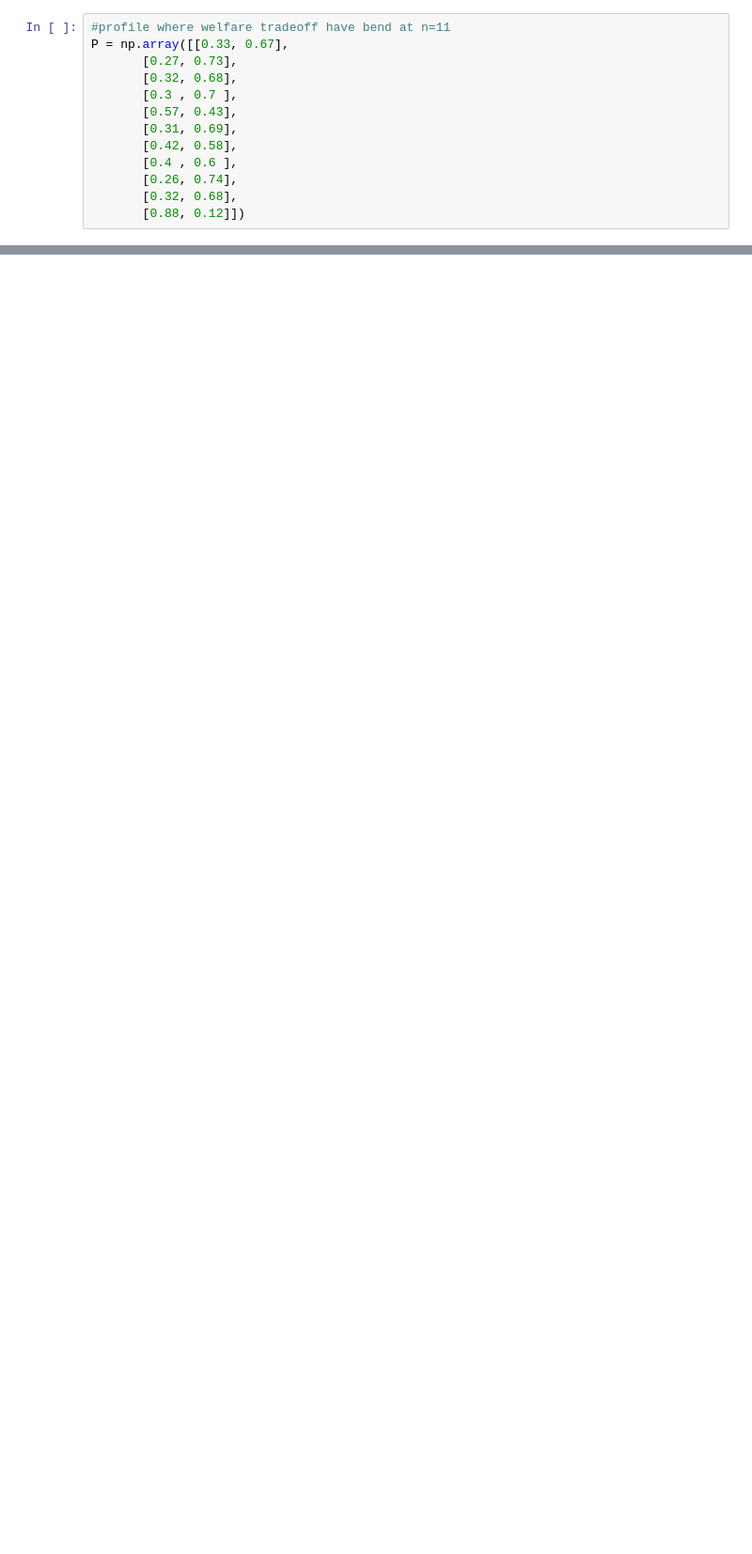
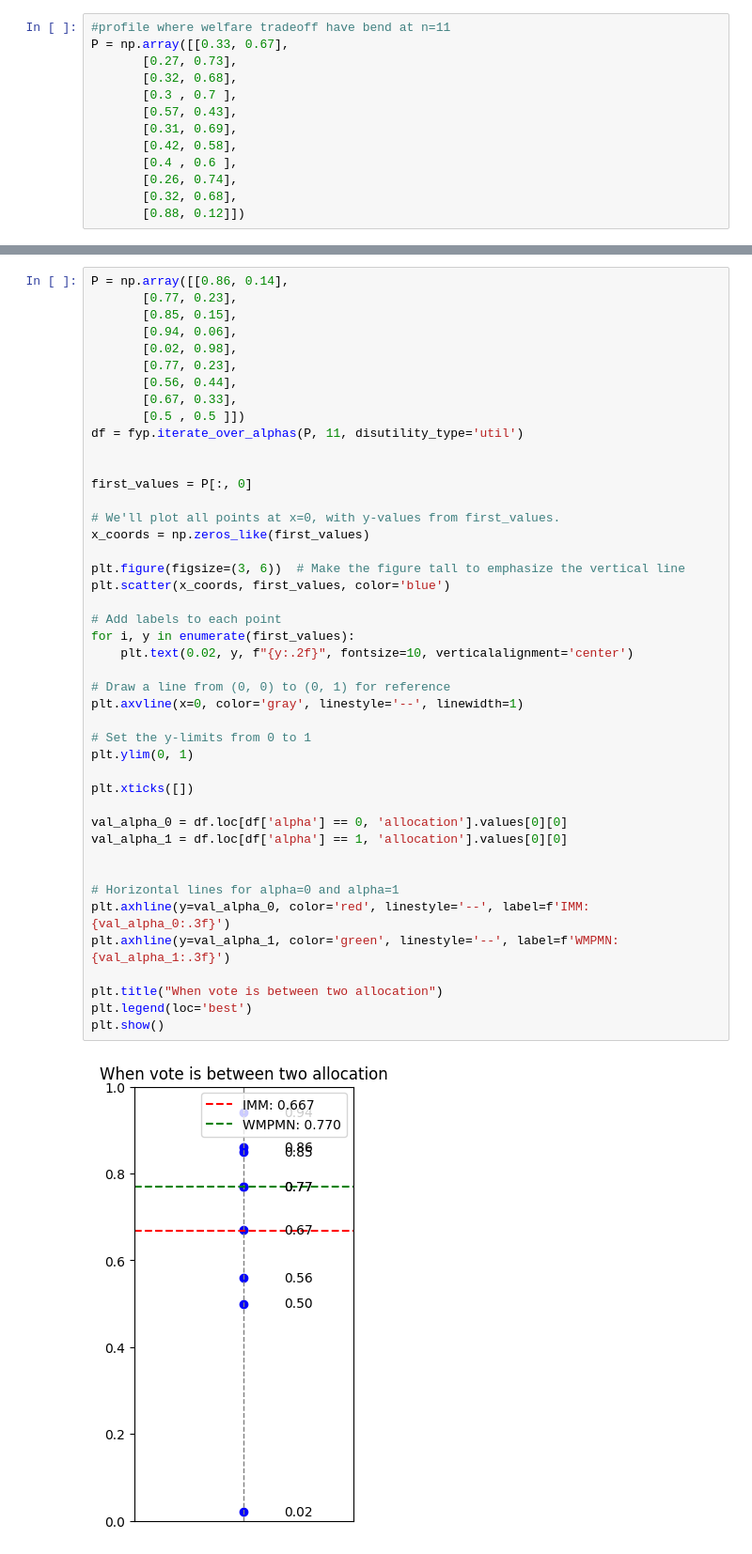
Before and after one commit to tanhl30/FYP, a Jupyter notebook: topic_1.ipynb, the cells around one changed output, grey strips where cells are left out. Shown: that part at 94% size. Cells and saved outputs as stored; diff of their text form; blank space fills up the shorter version.

```diff
--- a/topic_1.ipynb
+++ b/topic_1.ipynb
@@ -60,0 +149,46 @@ array([[0.86, 0.14],
+# %%
+P = np.array([[0.86, 0.14],
+       [0.77, 0.23],
+       [0.85, 0.15],
+       [0.94, 0.06],
+       [0.02, 0.98],
+       [0.77, 0.23],
+       [0.56, 0.44],
+       [0.67, 0.33],
+       [0.5 , 0.5 ]])
+df = fyp.iterate_over_alphas(P, 11, disutility_type='util')
+
+
+first_values = P[:, 0]
+
+# We'll plot all points at x=0, with y-values from first_values.
+x_coords = np.zeros_like(first_values)
+
+plt.figure(figsize=(3, 6))  # Make the figure tall to emphasize the vertical line
+plt.scatter(x_coords, first_values, color='blue')
+
+# Add labels to each point
+for i, y in enumerate(first_values):
+    plt.text(0.02, y, f"{y:.2f}", fontsize=10, verticalalignment='center')
+
+# Draw a line from (0, 0) to (0, 1) for reference
+plt.axvline(x=0, color='gray', linestyle='--', linewidth=1)
+
+# Set the y-limits from 0 to 1
+plt.ylim(0, 1)
+
+plt.xticks([])
+
+val_alpha_0 = df.loc[df['alpha'] == 0, 'allocation'].values[0][0]
+val_alpha_1 = df.loc[df['alpha'] == 1, 'allocation'].values[0][0]
+
+
+# Horizontal lines for alpha=0 and alpha=1
+plt.axhline(y=val_alpha_0, color='red', linestyle='--', label=f'IMM: {val_alpha_0:.3f}')
+plt.axhline(y=val_alpha_1, color='green', linestyle='--', label=f'WMPMN: {val_alpha_1:.3f}')
+
+plt.title("When vote is between two allocation")
+plt.legend(loc='best')
+plt.show()
+# %% [output]
+[figure, added]
```
Also changed, not shown: parts of 4 cells of this notebook, 1 other file.
